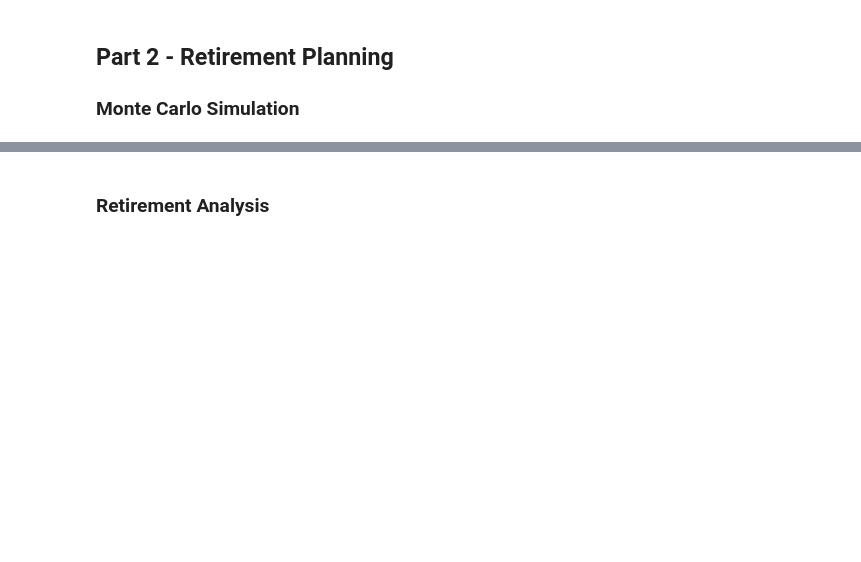
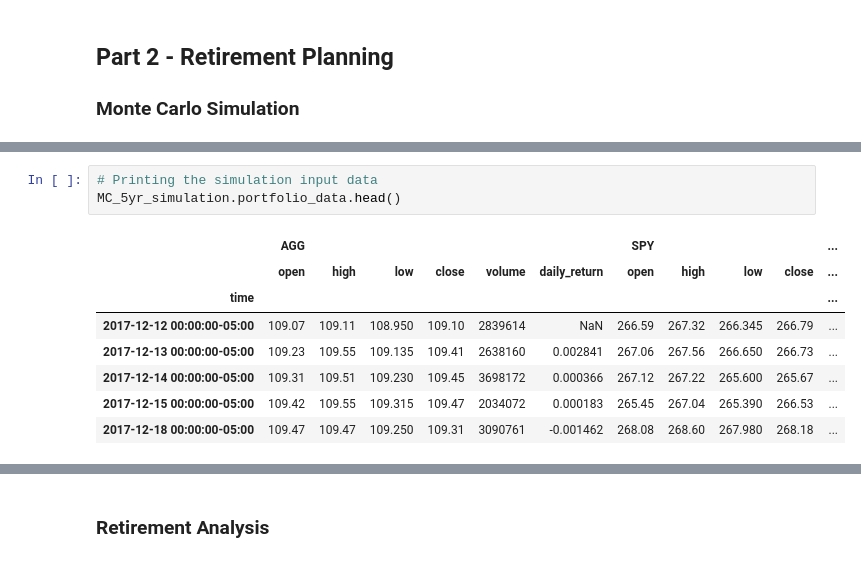
Before and after one commit to nbaronti/API-Homework, a Jupyter notebook: financial-planner.ipynb, the cells around one changed output, grey strips where cells are left out. Saved outputs shown, nothing was run; the diff lists cells and outputs as text; blank space fills up the shorter version.

```diff
--- a/financial-planner.ipynb
+++ b/financial-planner.ipynb
@@ -216 +258,13 @@ df_stock_data.head()
+# %%
+# Printing the simulation input data
+MC_5yr_simulation.portfolio_data.head()
+# %% [output]
+|  | AGG |  |  |  |  |  | SPY |  |  |  | ... |
+|  | open | high | low | close | volume | daily_return | open | high | low | close | ... |
+| time |  |  |  |  |  |  |  |  |  |  | ... |
+| 2017-12-12 00:00:00-05:00 | 109.07 | 109.11 | 108.950 | 109.10 | 2839614 | NaN | 266.59 | 267.32 | 266.345 | 266.79 | ... |
+| 2017-12-13 00:00:00-05:00 | 109.23 | 109.55 | 109.135 | 109.41 | 2638160 | 0.002841 | 267.06 | 267.56 | 266.650 | 266.73 | ... |
+| 2017-12-14 00:00:00-05:00 | 109.31 | 109.51 | 109.230 | 109.45 | 3698172 | 0.000366 | 267.12 | 267.22 | 265.600 | 265.67 | ... |
+| 2017-12-15 00:00:00-05:00 | 109.42 | 109.55 | 109.315 | 109.47 | 2034072 | 0.000183 | 265.45 | 267.04 | 265.390 | 266.53 | ... |
+| 2017-12-18 00:00:00-05:00 | 109.47 | 109.47 | 109.250 | 109.31 | 3090761 | -0.001462 | 268.08 | 268.60 | 267.980 | 268.18 | ... |
 # %%
```
Also changed, not shown: parts of 30 cells of this notebook.
